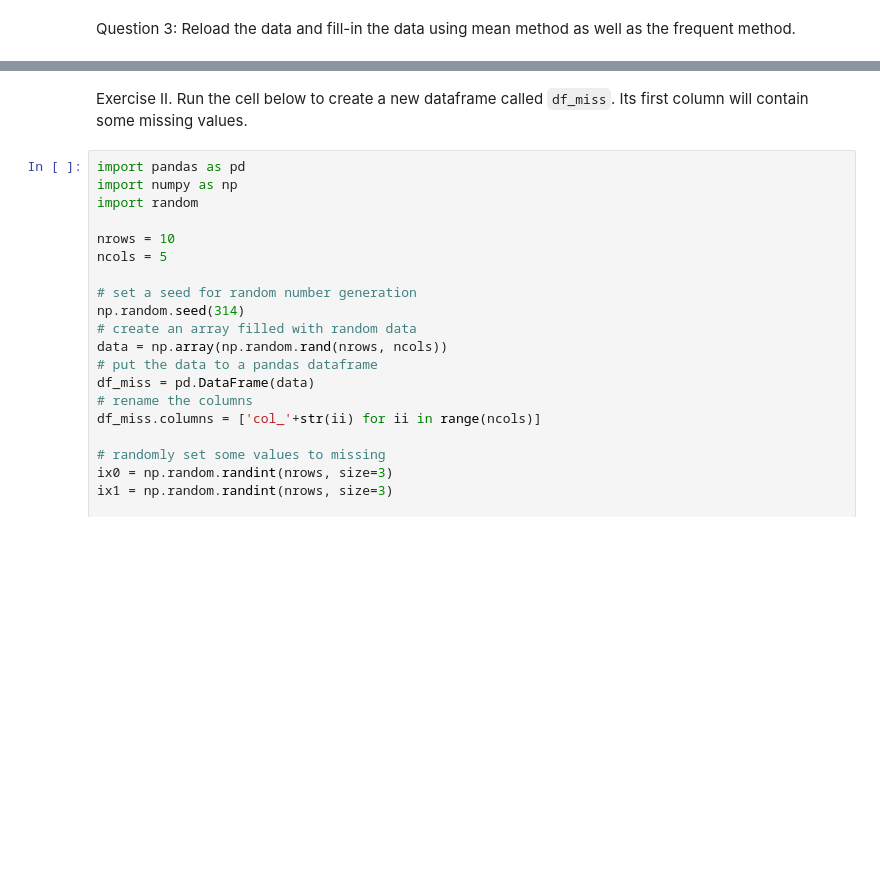
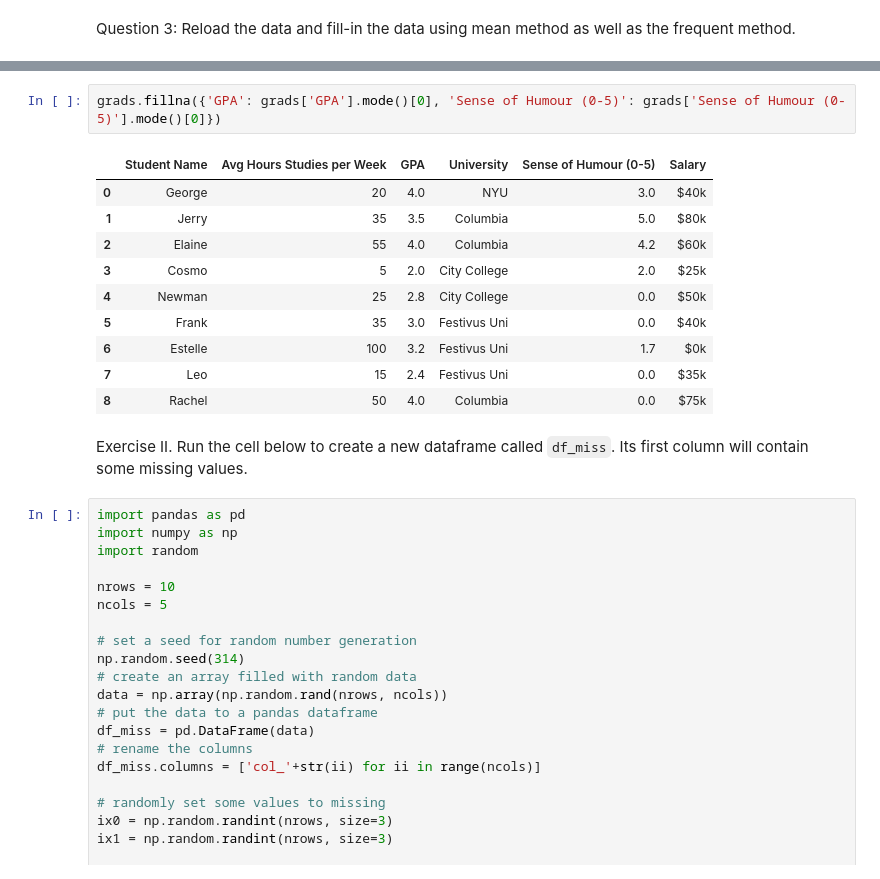
Before and after one commit to saerarawas/AAI614_rawas, a Jupyter notebook: Week 3/Notebook3_2_Rawas_Saera.ipynb, the cells around one changed output, grey strips where cells are left out. Drawn from its saved outputs; the diff is of its cells as text; blank space fills up the shorter version.

```diff
--- a/Week 3/Notebook3_2_Rawas_Saera.ipynb
+++ b/Week 3/Notebook3_2_Rawas_Saera.ipynb
@@ -129,3 +134,16 @@ print(grads_frequent_imputed)
+# %%
+grads.fillna({'GPA': grads['GPA'].mode()[0], 'Sense of Humour (0-5)': grads['Sense of Humour (0-5)'].mode()[0]})
+# %% [output]
+|  | Student Name | Avg Hours Studies per Week | GPA | University | Sense of Humour (0-5) | Salary |
+| 0 | George | 20 | 4.0 | NYU | 3.0 | $40k |
+| 1 | Jerry | 35 | 3.5 | Columbia | 5.0 | $80k |
+| 2 | Elaine | 55 | 4.0 | Columbia | 4.2 | $60k |
+| 3 | Cosmo | 5 | 2.0 | City College | 2.0 | $25k |
+| 4 | Newman | 25 | 2.8 | City College | 0.0 | $50k |
+| 5 | Frank | 35 | 3.0 | Festivus Uni | 0.0 | $40k |
+| 6 | Estelle | 100 | 3.2 | Festivus Uni | 1.7 | $0k |
+| 7 | Leo | 15 | 2.4 | Festivus Uni | 0.0 | $35k |
+| 8 | Rachel | 50 | 4.0 | Columbia | 0.0 | $75k |
 # %% [markdown]
 Exercise II. Run the cell below to create a new dataframe called `df_miss`.  Its first column will contain some missing values.
 # %%
```
Also changed, not shown: parts of 13 cells of this notebook.
